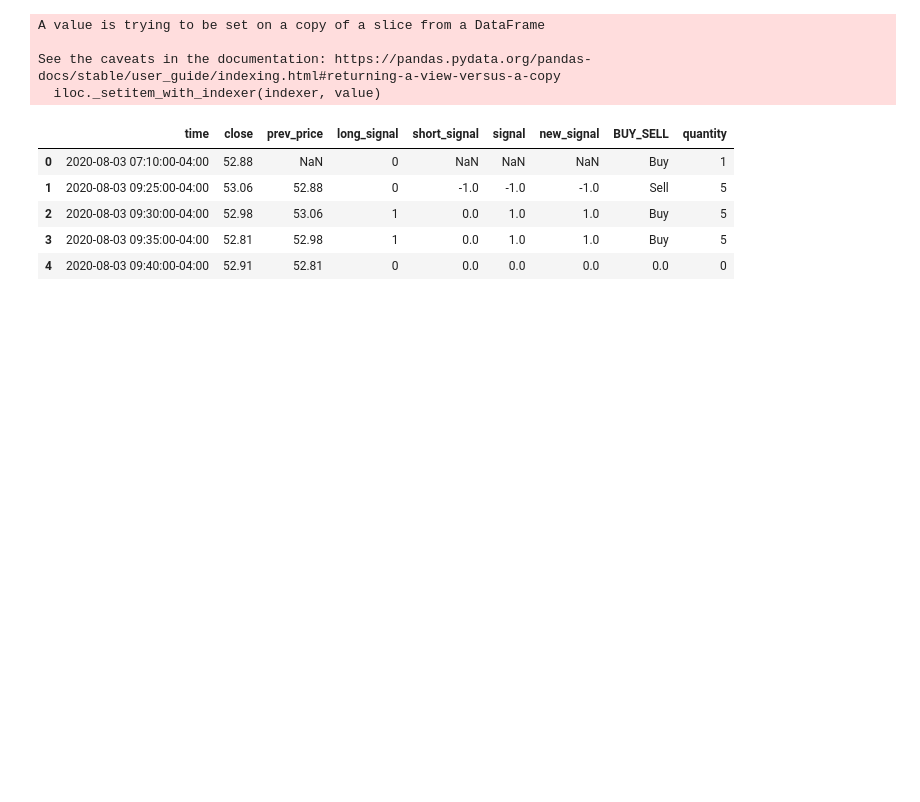
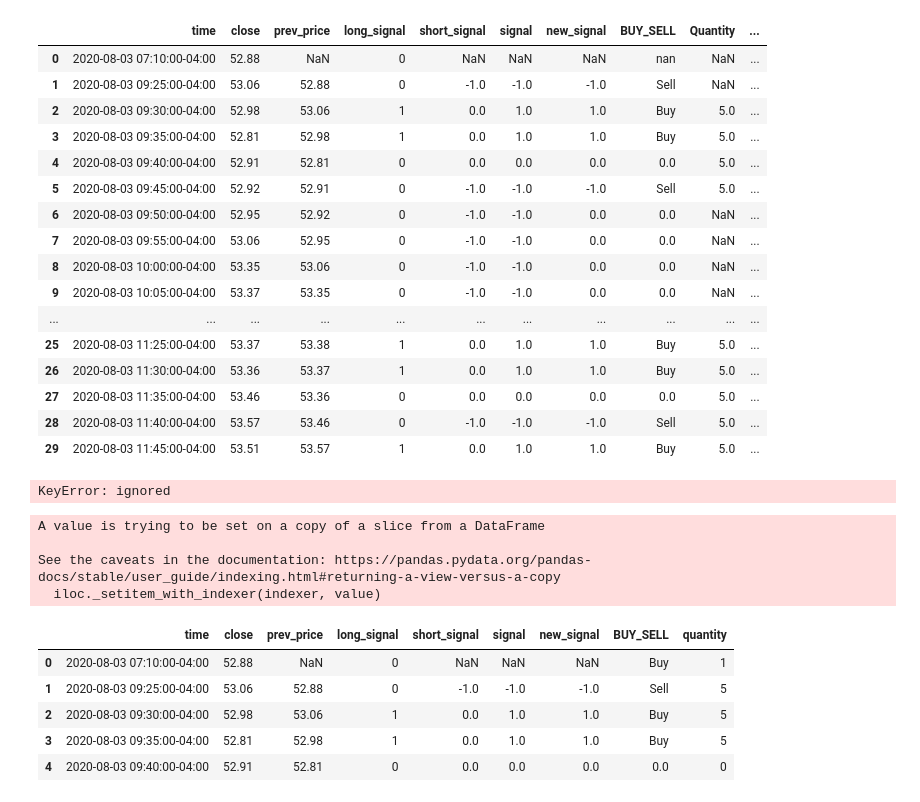
Before and after one commit to VinGit-droid/Martingale, a Jupyter notebook: Martingale.ipynb, the cells around one changed output. Drawn from its saved outputs; the diff is of its cells as text; code cells hidden in the pictures; blank space fills up the shorter version.

```diff
--- a/Martingale.ipynb
+++ b/Martingale.ipynb
@@ -317,0 +93,4 @@ print('Got order #{}'.format(my_order.id))
+# %%
+api = tradeapi.REST('PK51BQ2E646WF2DO1LQS', 'o4jXNB5bdc0r3ovFtesT4Qt5ecQxGICXgXk5V2Sd', base_url='https://paper-api.alpaca.markets') # or use ENV Vars shown below
+account = api.get_account()
+api.list_positions()
@@ -317,0 +174,5 @@ print('Got order #{}'.format(my_order.id))
+# %%
+test2['BUY_SELL'] = np.where(test2['new_signal'] == 1, 'Buy', test2['new_signal'] )
+test2['BUY_SELL'] = np.where(test2['new_signal'] == -1, 'Sell', test2['BUY_SELL'] )
+
+test2.head(25)
@@ -317,0 +213,34 @@ print('Got order #{}'.format(my_order.id))
+# %%
+#test2 = test2.head(300)
+for i, row in test2.iterrows():
+
+  if test2.loc[i,'BUY_SELL'] == 'Buy':
+
+    print('Row number',i,test2.loc[i,'BUY_SELL'])
+    #global num
+    num = int(1)
+    test2.loc[i,'Quantity'] = 1
+    test2.loc[i,'Trade_No'] = i
+
+    print(num)
+    df = pd.DataFrame()
+    df = test2[i:]
+
+    for j, row in df.iterrows():
+
+      if df.loc[j,'BUY_SELL'] == 'Buy':
+        num = int(num * 5)
+        print(num)
+        test2.loc[j,'Quantity'] = num
+        test2.loc[j,'Trade_No'] = i
+      else:
+        test2.loc[j,'Quantity'] = num
+        test2.loc[j,'Trade_No'] = i
+
+
+      if df.loc[j,'BUY_SELL'] == 'Sell':
+        test2.loc[j,'Quantity'] = num
+        test2.loc[j,'Trade_No'] = i
+        break
+
+    continue
@@ -318,3 +265,35 @@ print('Got order #{}'.format(my_order.id))
+# %%
+test2.head(30)
+# %% [output]
+|  | time | close | prev_price | long_signal | short_signal | signal | new_signal | BUY_SELL | Quantity | ... |
+| 0 | 2020-08-03 07:10:00-04:00 | 52.88 | NaN | 0 | NaN | NaN | NaN | nan | NaN | ... |
+| 1 | 2020-08-03 09:25:00-04:00 | 53.06 | 52.88 | 0 | -1.0 | -1.0 | -1.0 | Sell | NaN | ... |
+| 2 | 2020-08-03 09:30:00-04:00 | 52.98 | 53.06 | 1 | 0.0 | 1.0 | 1.0 | Buy | 5.0 | ... |
+| 3 | 2020-08-03 09:35:00-04:00 | 52.81 | 52.98 | 1 | 0.0 | 1.0 | 1.0 | Buy | 5.0 | ... |
+| 4 | 2020-08-03 09:40:00-04:00 | 52.91 | 52.81 | 0 | 0.0 | 0.0 | 0.0 | 0.0 | 5.0 | ... |
+| 5 | 2020-08-03 09:45:00-04:00 | 52.92 | 52.91 | 0 | -1.0 | -1.0 | -1.0 | Sell | 5.0 | ... |
+| 6 | 2020-08-03 09:50:00-04:00 | 52.95 | 52.92 | 0 | -1.0 | -1.0 | 0.0 | 0.0 | NaN | ... |
+| 7 | 2020-08-03 09:55:00-04:00 | 53.06 | 52.95 | 0 | -1.0 | -1.0 | 0.0 | 0.0 | NaN | ... |
+| 8 | 2020-08-03 10:00:00-04:00 | 53.35 | 53.06 | 0 | -1.0 | -1.0 | 0.0 | 0.0 | NaN | ... |
+| 9 | 2020-08-03 10:05:00-04:00 | 53.37 | 53.35 | 0 | -1.0 | -1.0 | 0.0 | 0.0 | NaN | ... |
+| ... | ... | ... | ... | ... | ... | ... | ... | ... | ... | ... |
+| 25 | 2020-08-03 11:25:00-04:00 | 53.37 | 53.38 | 1 | 0.0 | 1.0 | 1.0 | Buy | 5.0 | ... |
+| 26 | 2020-08-03 11:30:00-04:00 | 53.36 | 53.37 | 1 | 0.0 | 1.0 | 1.0 | Buy | 5.0 | ... |
+| 27 | 2020-08-03 11:35:00-04:00 | 53.46 | 53.36 | 0 | 0.0 | 0.0 | 0.0 | 0.0 | 5.0 | ... |
+| 28 | 2020-08-03 11:40:00-04:00 | 53.57 | 53.46 | 0 | -1.0 | -1.0 | -1.0 | Sell | 5.0 | ... |
+| 29 | 2020-08-03 11:45:00-04:00 | 53.51 | 53.57 | 1 | 0.0 | 1.0 | 1.0 | Buy | 5.0 | ... |
+# %%
+df = test2
+
+df['Open'] = df['open']
+df['High'] = df['high']
+df['Low'] = df['low']
+df['Close'] = df['close']
+df['Volume'] = df['volume']
+df.set_index("time", inplace = True)
+#data.set_index("First Name", inplace = True)
+# %% [output]
+KeyError: ignored
 # %%
 test = df
 class CHAIKIN(Strategy):
```
Also changed, not shown: parts of 34 cells of this notebook.
